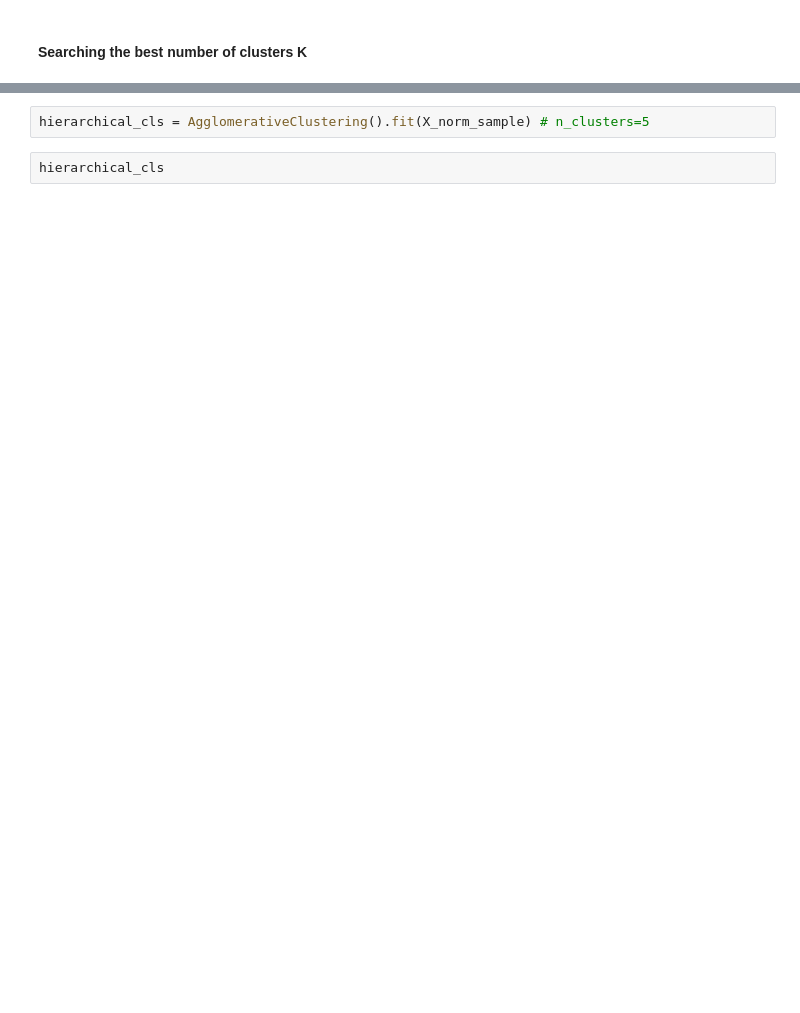
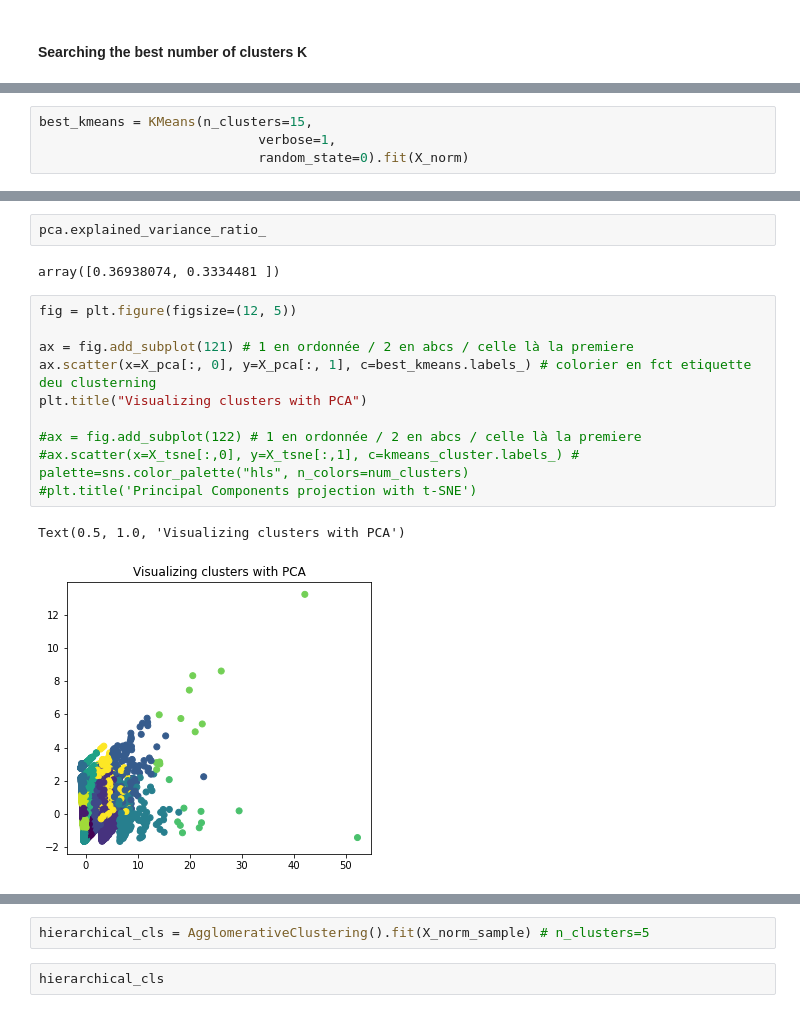
Before and after one commit to oumeima-elgharbi/P5_Data_Science_OpenClassrooms, a Jupyter notebook: P5_02_essais.ipynb, the cells around one changed output, grey strips where cells are left out. Cells and saved outputs as stored; diff of their text form; blank space fills up the shorter version.

```diff
--- a/P5_02_essais.ipynb
+++ b/P5_02_essais.ipynb
@@ -288,0 +450,4 @@ plt.plot(range(2, 25), silhouettes, marker='o')
+# %%
+best_kmeans = KMeans(n_clusters=15,
+                            verbose=1,
+                            random_state=0).fit(X_norm)
@@ -288,0 +472,17 @@ plt.plot(range(2, 25), silhouettes, marker='o')
+# %%
+pca.explained_variance_ratio_
+# %% [output]
+array([0.36938074, 0.3334481 ])
+# %%
+fig = plt.figure(figsize=(12, 5))
+
+ax = fig.add_subplot(121) # 1 en ordonnée / 2 en abcs / celle là la premiere
+ax.scatter(x=X_pca[:, 0], y=X_pca[:, 1], c=best_kmeans.labels_) # colorier en fct etiquette deu clusterning
+plt.title("Visualizing clusters with PCA")
+
+#ax = fig.add_subplot(122) # 1 en ordonnée / 2 en abcs / celle là la premiere
+#ax.scatter(x=X_tsne[:,0], y=X_tsne[:,1], c=kmeans_cluster.labels_) # palette=sns.color_palette("hls", n_colors=num_clusters)
+#plt.title('Principal Components projection with t-SNE')
+# %% [output]
+Text(0.5, 1.0, 'Visualizing clusters with PCA')
+[figure, added]
```
Also changed, not shown: parts of 52 cells of this notebook.
